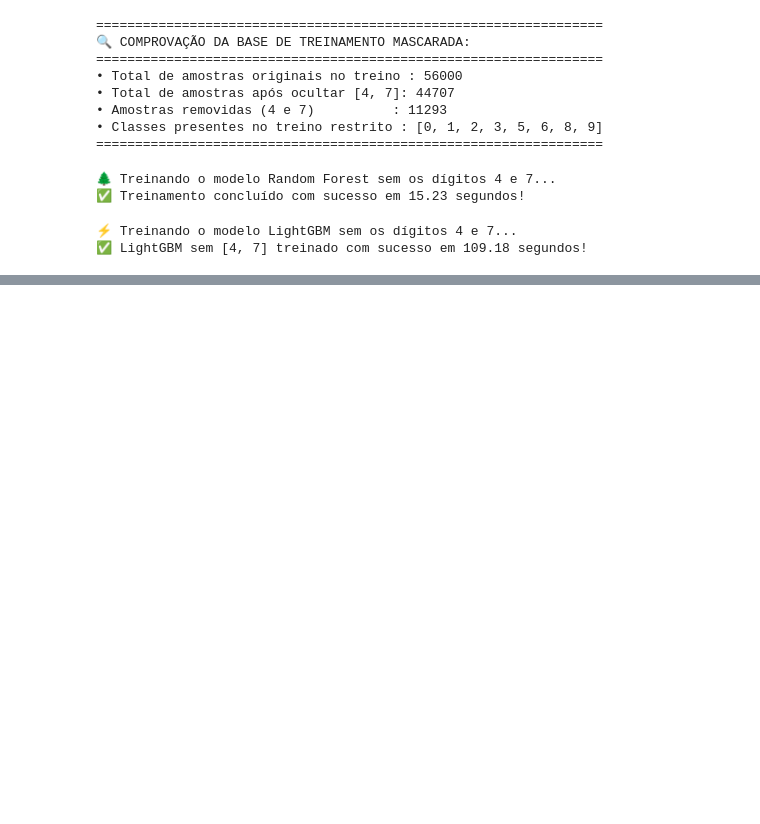
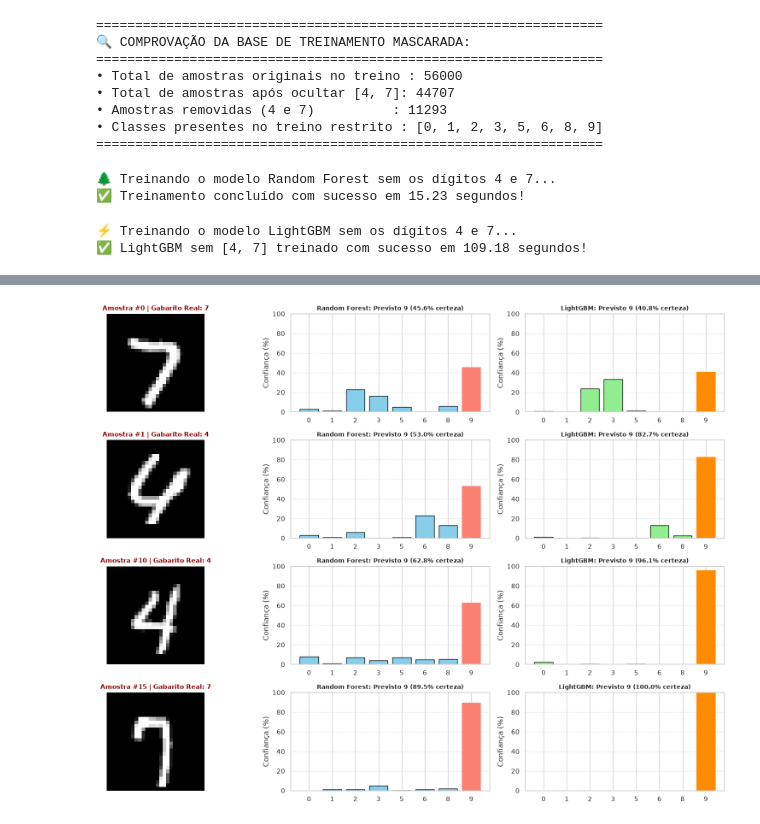
Before and after one commit to susejgo89/miniprojeto-m2-mnist-ia, a Jupyter notebook: notebooks/mnist_pipeline.ipynb, the cells around one changed output, grey strips where cells are left out. Saved outputs shown, nothing was run; the diff lists cells and outputs as text; code cells hidden in the pictures; blank space fills up the shorter version.

```diff
--- a/notebooks/mnist_pipeline.ipynb
+++ b/notebooks/mnist_pipeline.ipynb
@@ -986,0 +1100,55 @@ print(f"✅ LightGBM sem [4, 7] treinado com sucesso em {tempo_lgbm_mascarado:.2
+# %%
+# ==============================================================================
+# 🎯 FASE 5.2 (Gráfico 2): Exemplos Reais e Gráficos de Falsa Certeza
+# ==============================================================================
+
+# 1. As 8 classes conhecidas
+classes_conhecidas = [0, 1, 2, 3, 5, 6, 8, 9]
+
+# 2. Selecionamos 4 amostras OOD para visualizar (dois números 4 e dois números 7)
+indices_amostras = [0, 1, 10, 15]
+
+# Grade de 4 linhas x 3 colunas (Imagem | Random Forest | LightGBM)
+fig, axes = plt.subplots(nrows=len(indices_amostras), ncols=3, figsize=(16, 12))
+
+for i, idx in enumerate(indices_amostras):
+    img = X_test_ood[idx].reshape(28, 28)
+    rotulo_real = y_test_ood[idx]
+
+    # Dados de Random Forest
+    p_rf = probs_rf_ood[idx]
+    pred_rf = y_pred_rf_ood[idx]
+    conf_rf = np.max(p_rf) * 100
+
+    # Dados de LightGBM
+    p_lgb = probs_lgbm_ood[idx]
+    pred_lgb = y_pred_lgbm_ood[idx]
+    conf_lgb = np.max(p_lgb) * 100
+
+    # --- Coluna 1: Imagem Real ---
+    axes[i, 0].imshow(img, cmap='gray')
+    axes[i, 0].set_title(f"Amostra #{idx} | Gabarito Real: {rotulo_real}", fontsize=11, fontweight='bold', color='darkred')
+    axes[i, 0].axis('off')
+
+    # --- Coluna 2: Probabilidades Random Forest ---
+    bar_rf = axes[i, 1].bar([str(c) for c in classes_conhecidas], p_rf * 100, color='skyblue', edgecolor='black')
+    pos_max_rf = np.argmax(p_rf)
+    bar_rf[pos_max_rf].set_color('salmon') # Destaque vermelho
+    axes[i, 1].set_ylim(0, 100)
+    axes[i, 1].set_title(f"Random Forest: Previsto {pred_rf} ({conf_rf:.1f}% certeza)", fontsize=10, fontweight='bold')
+    axes[i, 1].set_ylabel("Confiança (%)")
+    axes[i, 1].grid(axis='y', linestyle='--', alpha=0.5)
+
+    # --- Coluna 3: Probabilidades LightGBM ---
+    bar_lgb = axes[i, 2].bar([str(c) for c in classes_conhecidas], p_lgb * 100, color='lightgreen', edgecolor='black')
+    pos_max_lgb = np.argmax(p_lgb)
+    bar_lgb[pos_max_lgb].set_color('darkorange') # Destaque laranja
+    axes[i, 2].set_ylim(0, 100)
+    axes[i, 2].set_title(f"LightGBM: Previsto {pred_lgb} ({conf_lgb:.1f}% certeza)", fontsize=10, fontweight='bold')
+    axes[i, 2].set_ylabel("Confiança (%)")
+    axes[i, 2].grid(axis='y', linestyle='--', alpha=0.5)
+
+plt.tight_layout()
+plt.show()
+# %% [output]
+[figure, added]
```
Also changed, not shown: parts of 4 cells of this notebook, 1 other file.
